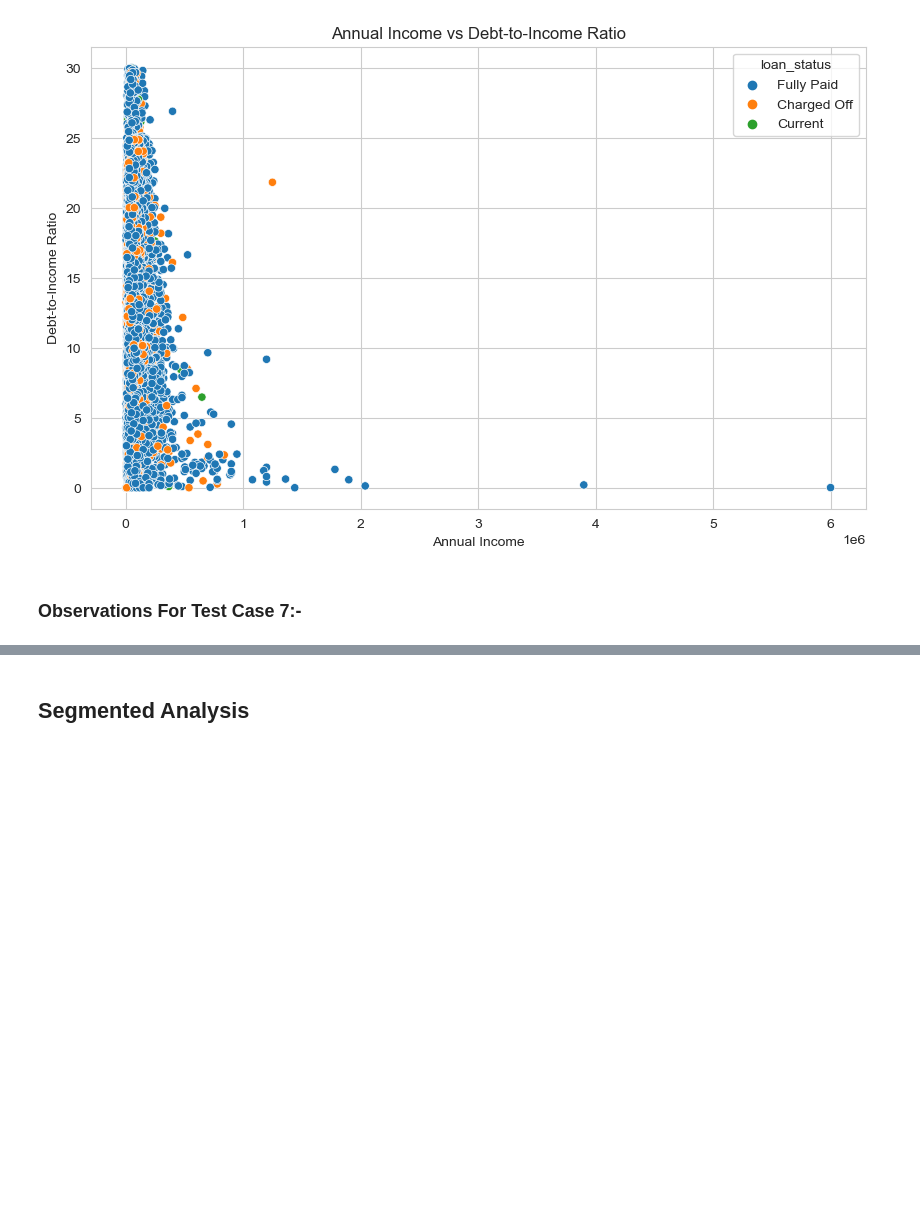
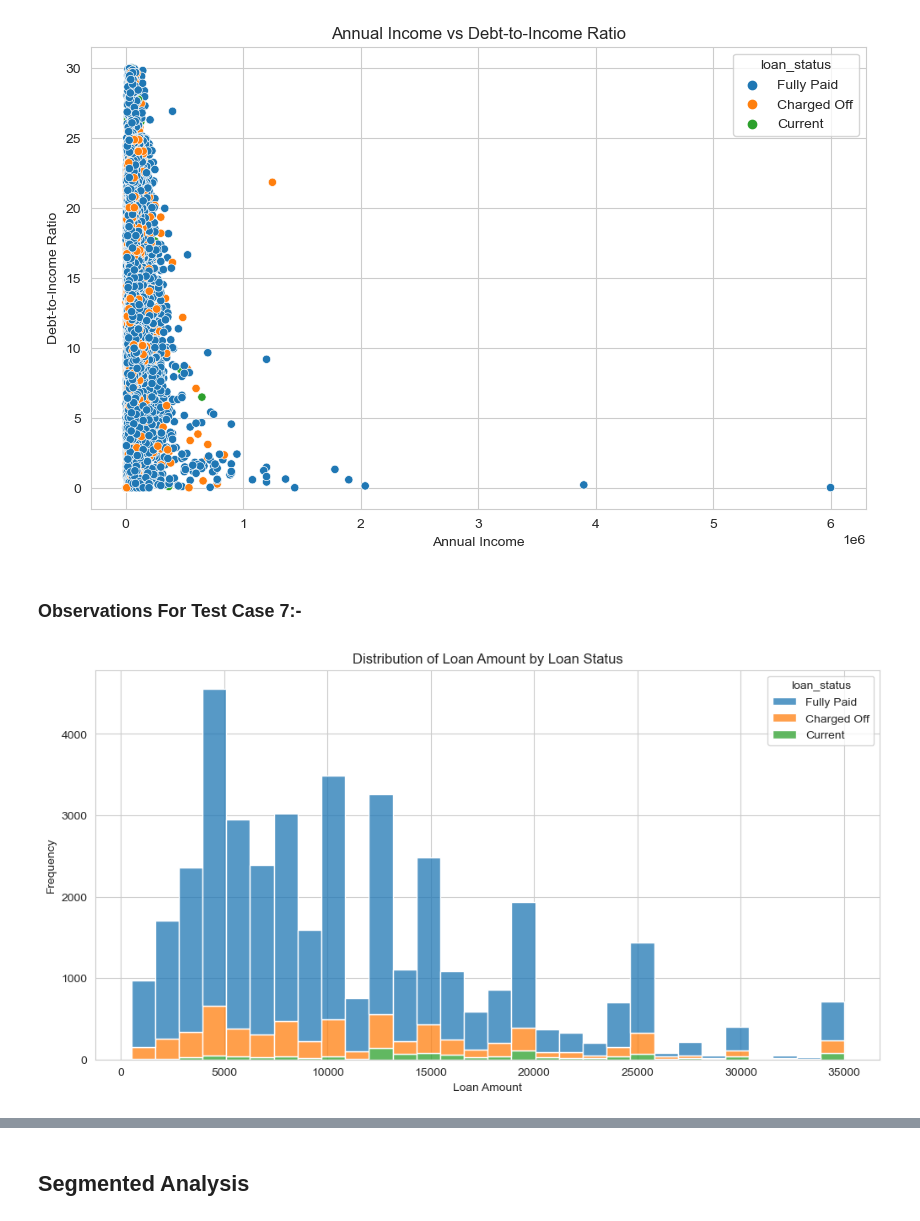
Before and after one commit to nikdev001/Upgrad-Lending-Club-Case-Study, a Jupyter notebook: Nikhil-Nishant.ipynb, the cells around one changed output, grey strips where cells are left out. Saved outputs shown, nothing was run; the diff lists cells and outputs as text; code cells hidden in the pictures; blank space fills up the shorter version.

```diff
--- a/Nikhil-Nishant.ipynb
+++ b/Nikhil-Nishant.ipynb
@@ -298,3 +325,13 @@ plt.show()
 # %%
 Income Levels: Higher annual incomes are associated with lower DTI ratios, indicating that higher income borrowers manage their debts better relative to their income.
 Loan Status: Charged-off loans are more frequent among borrowers with higher DTI ratios, regardless of income, highlighting the importance of DTI as a risk indicator.
+# %%
+# Test Case 8: Distribution of Loan Amount by Loan Status
+plt.figure(figsize=(12, 6))
+sns.histplot(data=loan_data_cleaned, x='loan_amnt', hue='loan_status', multiple='stack', bins=30)
+plt.title('Distribution of Loan Amount by Loan Status')
+plt.xlabel('Loan Amount')
+plt.ylabel('Frequency')
+plt.show()
+# %% [output]
+[figure, added]
```
Also changed, not shown: parts of 19 cells of this notebook.
